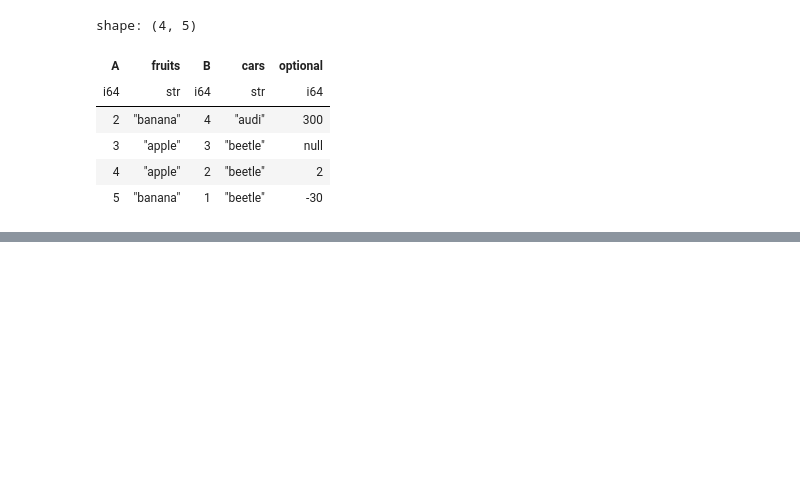
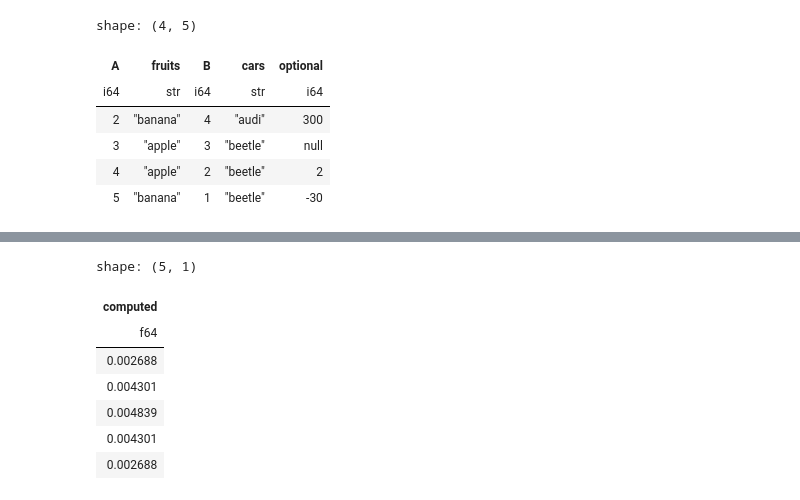
Before and after one commit to fernandomarca/pandas-polars-dataframes, a Jupyter notebook: polars-python.ipynb, the cells around one changed output, grey strips where cells are left out. Drawn from its saved outputs; the diff is of its cells as text; code cells hidden in the pictures; blank space fills up the shorter version.

```diff
--- a/polars.ipynb
+++ b/polars-python.ipynb
@@ -107,0 +121,15 @@ shape: (4, 5)
+# %%
+some_var = 1
+
+(df.select([
+    ((pl.col("A") / 124.0 * pl.col("B")) / pl.sum("B") * some_var).alias("computed")
+]))
+# %% [output]
+shape: (5, 1)
+| computed |
+| f64 |
+| 0.002688 |
+| 0.004301 |
+| 0.004839 |
+| 0.004301 |
+| 0.002688 |
```
Also changed, not shown: parts of 4 cells of this notebook, 8 other files.
